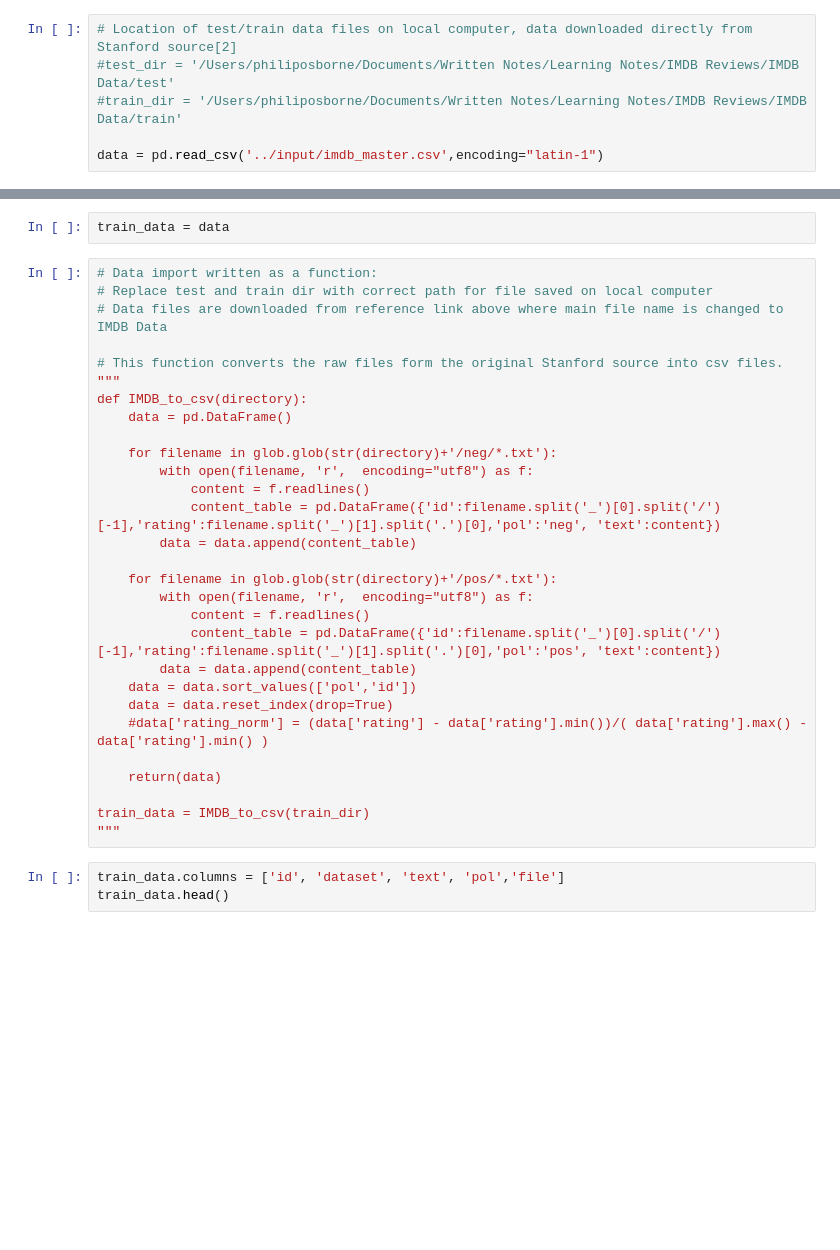
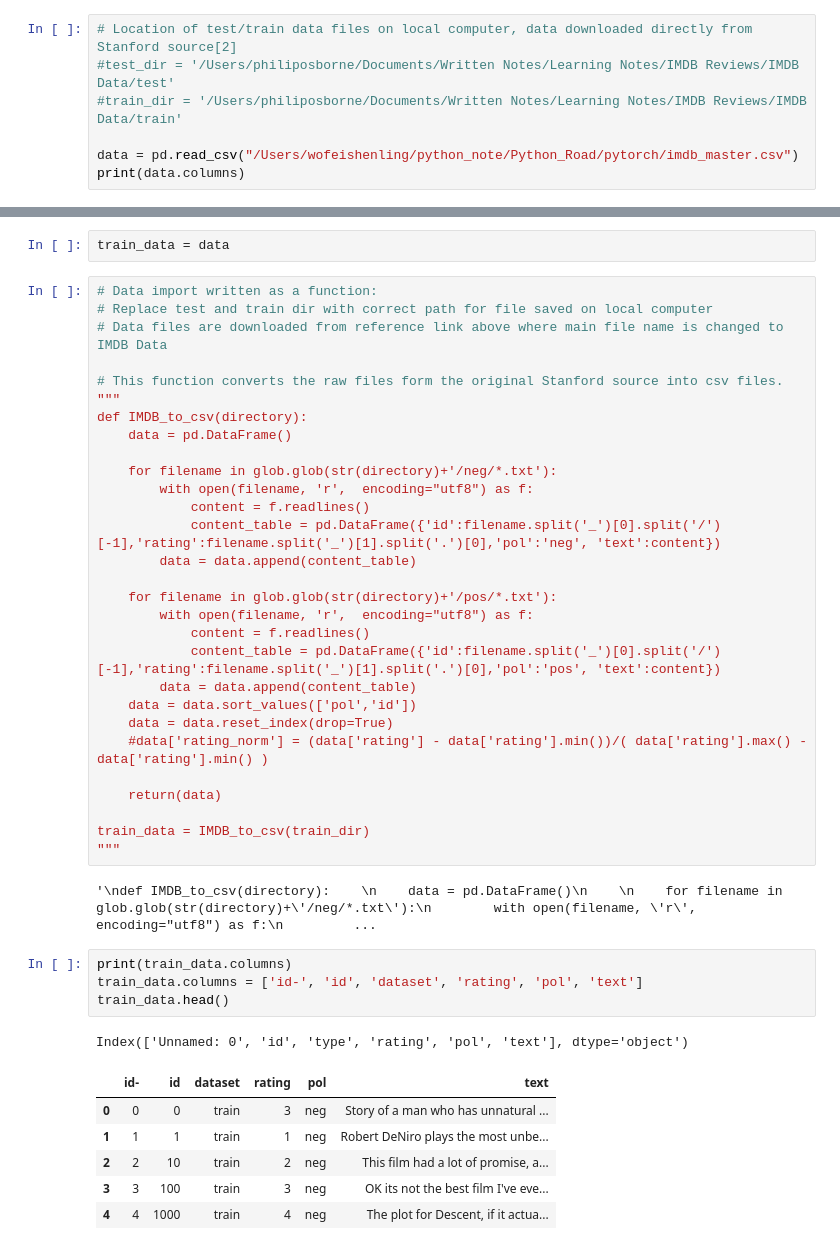
Before and after one commit to wofeishenling/Python_Road, a Jupyter notebook: pytorch/learn_language_model.ipynb, the cells around one changed output, grey strips where cells are left out. Cells and saved outputs as stored; diff of their text form; blank space fills up the shorter version.

```diff
--- a/pytorch/learn_language_model.ipynb
+++ b/pytorch/learn_language_model.ipynb
@@ -29,4 +29,5 @@ from nltk.wsd import lesk
 #test_dir = '/Users/philiposborne/Documents/Written Notes/Learning Notes/IMDB Reviews/IMDB Data/test'
 #train_dir = '/Users/philiposborne/Documents/Written Notes/Learning Notes/IMDB Reviews/IMDB Data/train'
 
-data = pd.read_csv('../input/imdb_master.csv',encoding="latin-1")
+data = pd.read_csv("/Users/wofeishenling/python_note/Python_Road/pytorch/imdb_master.csv")
+print(data.columns)
@@ -70,6 +79,17 @@ def IMDB_to_csv(directory):
 
 train_data = IMDB_to_csv(train_dir)
 """
+# %% [output]
+'\ndef IMDB_to_csv(directory):    \n    data = pd.DataFrame()\n    \n    for filename in glob.glob(str(directory)+\'/neg/*.txt\'):\n        with open(filename, \'r\',  encoding="utf8") as f:\n         ...
 # %%
-train_data.columns = ['id', 'dataset', 'text', 'pol','file']
+print(train_data.columns)
+train_data.columns = ['id-', 'id', 'dataset', 'rating', 'pol', 'text']
 train_data.head()
+# %% [output]
+Index(['Unnamed: 0', 'id', 'type', 'rating', 'pol', 'text'], dtype='object')
+|  | id- | id | dataset | rating | pol | text |
+| 0 | 0 | 0 | train | 3 | neg | Story of a man who has unnatural ... |
+| 1 | 1 | 1 | train | 1 | neg | Robert DeNiro plays the most unbe... |
+| 2 | 2 | 10 | train | 2 | neg | This film had a lot of promise, a... |
+| 3 | 3 | 100 | train | 3 | neg | OK its not the best film I've eve... |
+| 4 | 4 | 1000 | train | 4 | neg | The plot for Descent, if it actua... |
```
Also changed, not shown: parts of 22 cells of this notebook, 3 other files.
